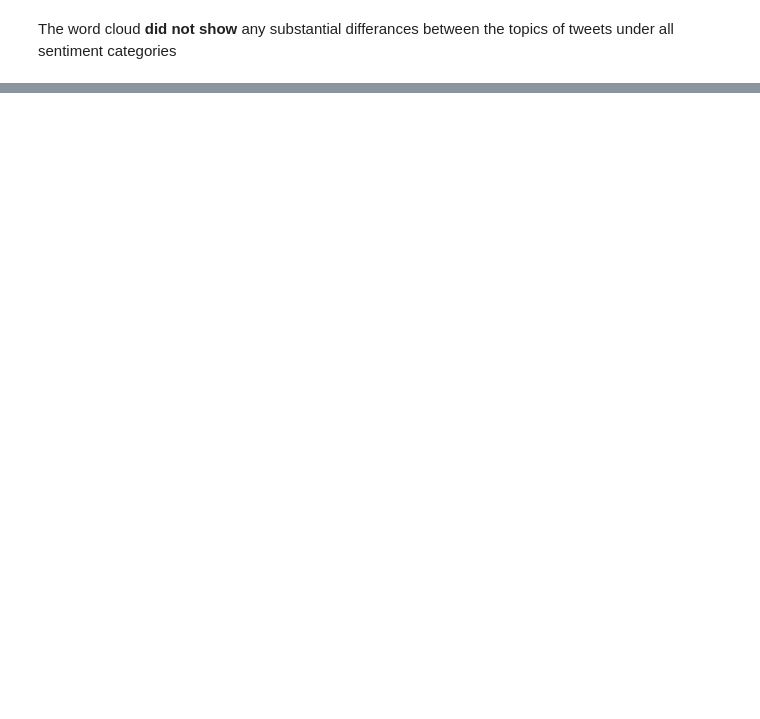
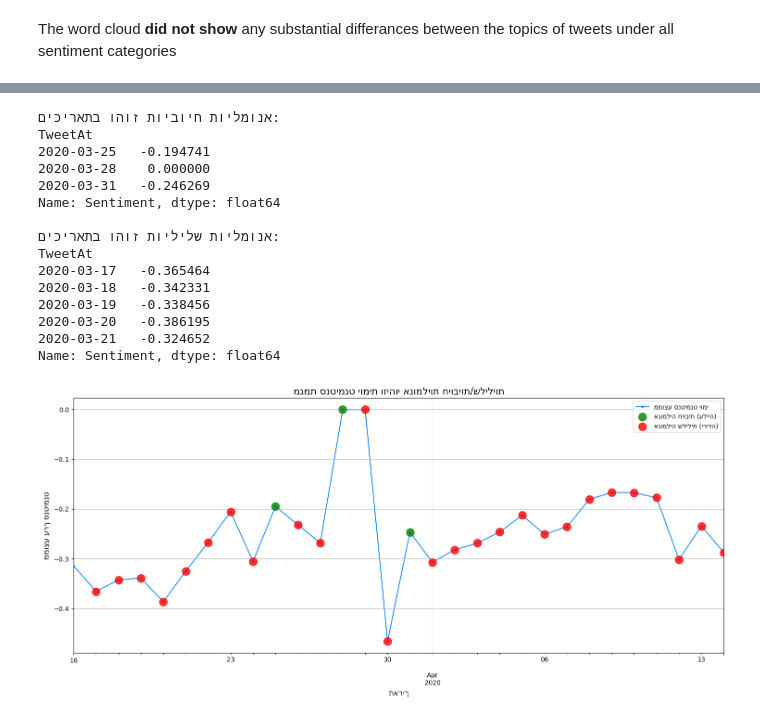
Before and after one commit to motimol/adv_dl_project, a Jupyter notebook: part_a.ipynb, the cells around one changed output, grey strips where cells are left out. Cells and saved outputs as stored; diff of their text form; code cells hidden in the pictures; blank space fills up the shorter version.

Commit message:
add_ sentiment_changes

```diff
--- a/part_a.ipynb
+++ b/part_a.ipynb
@@ -254,2 +249,5 @@ See the caveats in the documentation: https://pandas.pydata.org/pandas-docs/stab
 # %% [markdown]
 The word cloud **did not show** any substantial differances between the topics of tweets under all sentiment categories
+# %%
+df_temp_indexed = train_df.copy()
+df_temp_indexed.sample(8)
@@ -255,0 +264,10 @@ The word cloud **did not show** any substantial differances between the topics o
+# %%
+df_temp_indexed['TweetAt'] = pd.to_datetime(df_temp_indexed['TweetAt'])
+# ---------------------------------------------------------
+
+df_dt_indexed = df_temp_indexed.copy().set_index('TweetAt')
+
+# המרת סנטימנט לערך מספרי לצורך חישוב ממוצע
+sentiment_map = {'Extremely Positive ': 2, 'Positive': 1, 'Neutral': 0, 'Negative': -1, 'Extremely Negative': -2}
+df_dt_indexed['Sentiment'] = df_dt_indexed['Sentiment'].map(sentiment_map)
+df_dt_indexed.head()
@@ -255,0 +318,57 @@ The word cloud **did not show** any substantial differances between the topics o
+# %%
+# זיהוי תאריכים עם אנומליות חיוביות (עלייה חדה)
+positive_anomalies_dates = sentiment_diff[sentiment_diff > threshold].index
+
+# זיהוי תאריכים עם אנומליות שליליות (ירידה חדה)
+negative_anomalies_dates = sentiment_diff[sentiment_diff <threshold].index
+
+# --- יצירת הגרף ---
+plt.figure(figsize=(15,7))
+daily_avg_sentiment.plot(label='ממוצע סנטימנט יומי', color='dodgerblue', marker='.', linestyle='-', zorder=1)
+
+# הדפסת האנומליות החיוביות
+if not positive_anomalies_dates.empty:
+    valid_positive_dates = [date for date in positive_anomalies_dates if date in daily_avg_sentiment.index]
+    if valid_positive_dates:
+        plt.scatter(valid_positive_dates, daily_avg_sentiment.loc[valid_positive_dates],
+                    color='green', s=150, label='אנומליה חיובית (עלייה)', zorder=5, alpha=0.8)
+        print("\nאנומליות חיוביות זוהו בתאריכים:")
+        print(daily_avg_sentiment.loc[valid_positive_dates])
+else:
+    print("\nלא זוהו אנומליות חיוביות משמעותיות.")
+
+# הדפסת האנומליות השליליות
+if not negative_anomalies_dates.empty:
+    valid_negative_dates = [date for date in negative_anomalies_dates if date in daily_avg_sentiment.index]
+    if valid_negative_dates:
+        plt.scatter(valid_negative_dates, daily_avg_sentiment.loc[valid_negative_dates],
+                    color='red', s=150, label='אנומליה שלילית (ירידה)', zorder=5, alpha=0.8)
+        print("\nאנומליות שליליות זוהו בתאריכים:")
+        print(daily_avg_sentiment.loc[valid_negative_dates].head())
+else:
+    print("\nלא זוהו אנומליות שליליות משמעותיות.")
+
+plt.title('מגמת סנטימנט יומית וזיהוי אנומליות חיוביות/שליליות', fontsize=15)
+plt.xlabel('תאריך', fontsize=12)
+plt.ylabel('ממוצע ערך סנטימנט', fontsize=12)
+plt.legend()
+plt.grid(True)
+plt.tight_layout()
+plt.show()
+# %% [output]
+אנומליות חיוביות זוהו בתאריכים:
+TweetAt
+2020-03-25   -0.194741
+2020-03-28    0.000000
+2020-03-31   -0.246269
+Name: Sentiment, dtype: float64
+
+אנומליות שליליות זוהו בתאריכים:
+TweetAt
+2020-03-17   -0.365464
+2020-03-18   -0.342331
+2020-03-19   -0.338456
+2020-03-20   -0.386195
+2020-03-21   -0.324652
+Name: Sentiment, dtype: float64
+[figure, added]
```
Also changed, not shown: parts of 7 cells of this notebook.
